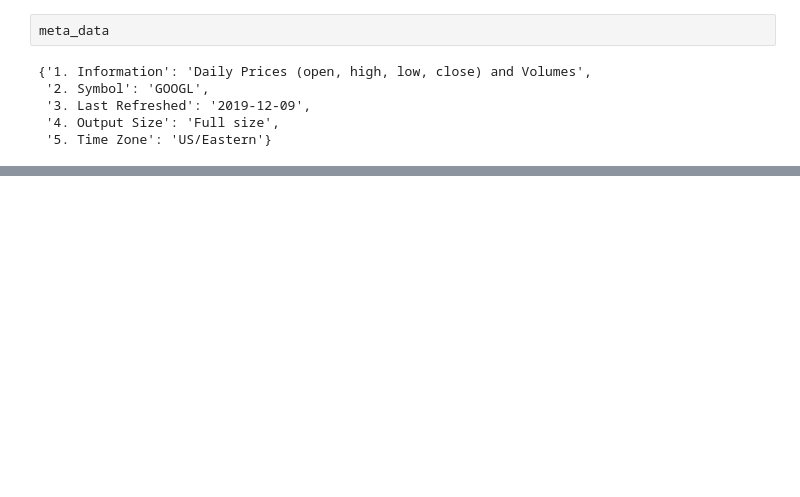
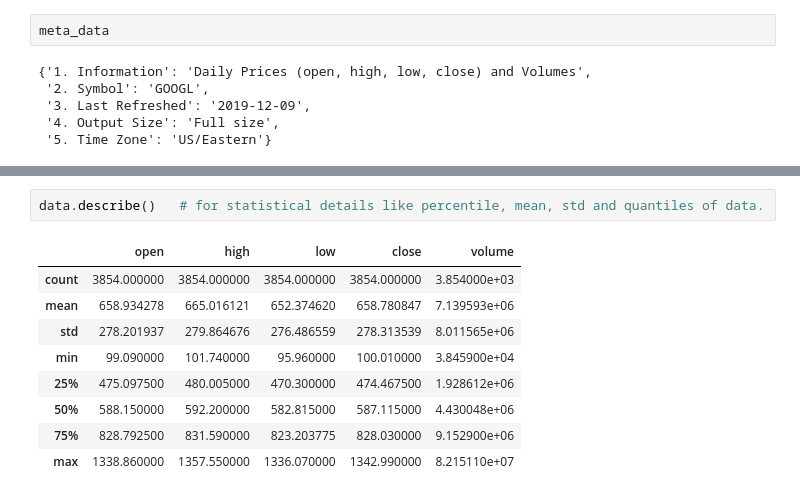
Before and after one commit to Rahullnitp/Alphabet_Inc_Stock_Market_Prediction, a Jupyter notebook: Alphabet_Inc_Stock_Market_Prediction.ipynb, the cells around one changed output, grey strips where cells are left out. Cells and saved outputs as stored; diff of their text form; blank space fills up the shorter version.

```diff
--- a/Alphabet_Inc_Stock_Market_Prediction.ipynb
+++ b/Alphabet_Inc_Stock_Market_Prediction.ipynb
@@ -60,0 +105,12 @@ meta_data
+# %%
+data.describe()   # for statistical details like percentile, mean, std and quantiles of data.
+# %% [output]
+|  | open | high | low | close | volume |
+| count | 3854.000000 | 3854.000000 | 3854.000000 | 3854.000000 | 3.854000e+03 |
+| mean | 658.934278 | 665.016121 | 652.374620 | 658.780847 | 7.139593e+06 |
+| std | 278.201937 | 279.864676 | 276.486559 | 278.313539 | 8.011565e+06 |
+| min | 99.090000 | 101.740000 | 95.960000 | 100.010000 | 3.845900e+04 |
+| 25% | 475.097500 | 480.005000 | 470.300000 | 474.467500 | 1.928612e+06 |
+| 50% | 588.150000 | 592.200000 | 582.815000 | 587.115000 | 4.430048e+06 |
+| 75% | 828.792500 | 831.590000 | 823.203775 | 828.030000 | 9.152900e+06 |
+| max | 1338.860000 | 1357.550000 | 1336.070000 | 1342.990000 | 8.215110e+07 |
```
Also changed, not shown: parts of 22 cells of this notebook.
